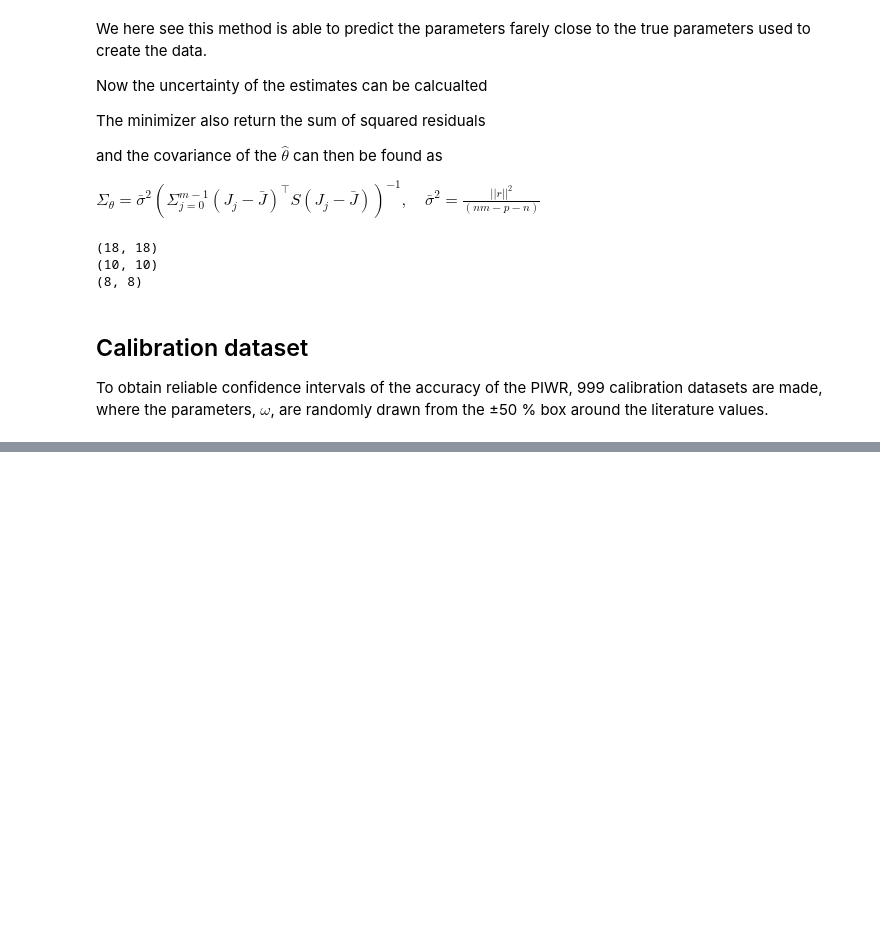
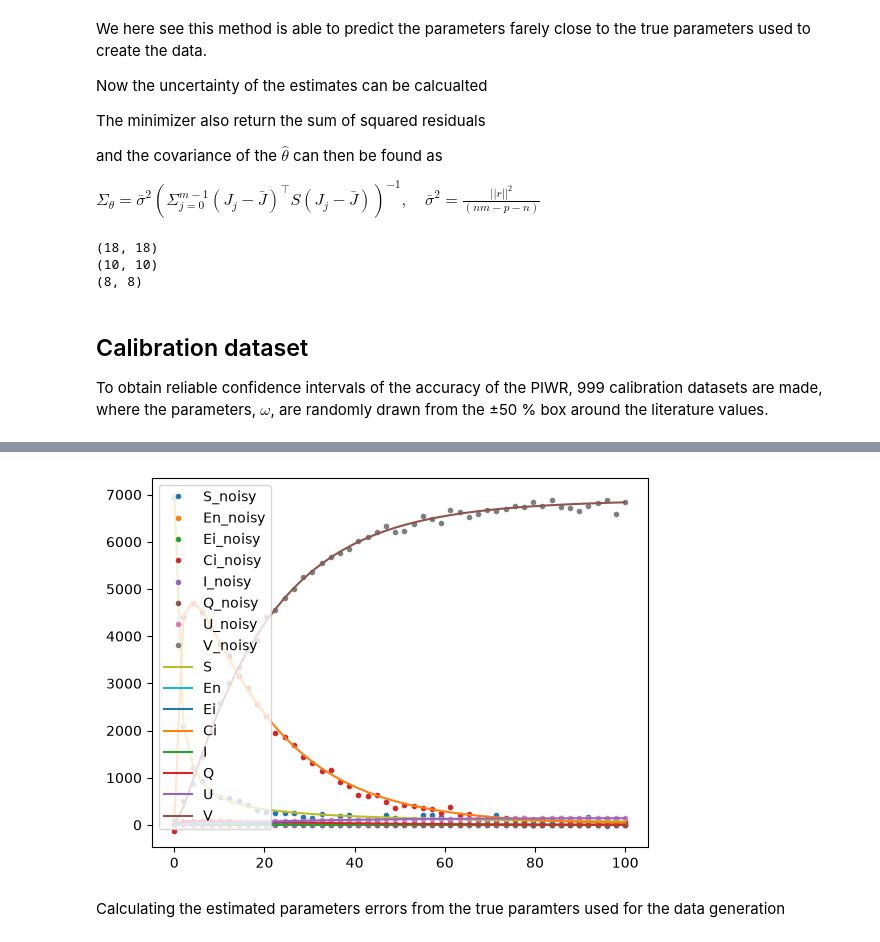
Before and after one commit to ditteJuhler/data_driven, a Jupyter notebook: Project/PIWR_using_functions.ipynb, the cells around one changed output, grey strips where cells are left out. Cells and saved outputs as stored; diff of their text form; code cells hidden in the pictures; blank space fills up the shorter version.

```diff
--- a/Project/PIWR_using_functions.ipynb
+++ b/Project/PIWR_using_functions.ipynb
@@ -380,0 +379,28 @@ LinAlgError: SVD did not converge in Linear Least Squares
+# %%
+rng = np.random.default_rng(10)         # fixed seed for reproducibility
+eps = 0.01
+sigma = eps * np.max(np.abs(y), axis=1, keepdims=True)   # one sigma per compartment
+y_noisy = y + sigma * rng.standard_normal(y.shape)
+# %%
+S_noisy, En_noisy, Ei_noisy, Ci_noisy, I_noisy, Q_noisy, U_noisy, V_noisy = y_noisy
+# Plot solution
+plt.plot(t, S_noisy,".", label = "S_noisy")
+plt.plot(t, En_noisy, ".", label = "En_noisy")
+plt.plot(t, Ei_noisy, ".", label = "Ei_noisy")
+plt.plot(t, Ci_noisy,".", label = "Ci_noisy")
+plt.plot(t, I_noisy,".", label = "I_noisy")
+plt.plot(t, Q_noisy,".", label = "Q_noisy")
+plt.plot(t, U_noisy,".", label = "U_noisy")
+plt.plot(t, V_noisy,".", label = "V_noisy")
+plt.plot(t, S, label = "S")
+plt.plot(t, En, label = "En")
+plt.plot(t, Ei, label = "Ei")
+plt.plot(t, Ci, label = "Ci")
+plt.plot(t, I, label = "I")
+plt.plot(t, Q, label = "Q")
+plt.plot(t, U, label = "U")
+plt.plot(t, V, label = "V")
+plt.legend()
+plt.show()
+# %% [output]
+[figure, added]
@@ -380,0 +427,2 @@ LinAlgError: SVD did not converge in Linear Least Squares
+# %% [markdown]
+Calculating the estimated parameters errors from the true paramters used for the data generation
```
Also changed, not shown: parts of 12 cells of this notebook.
